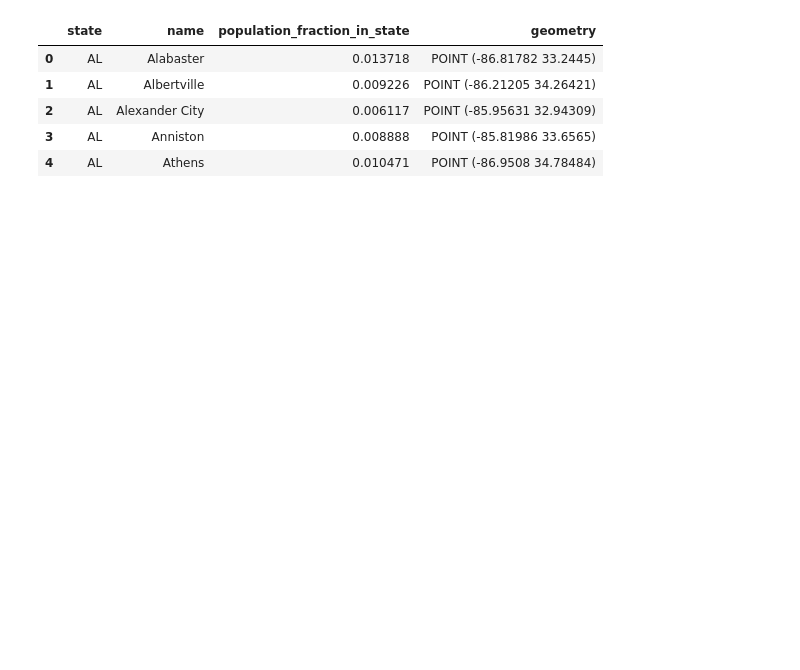
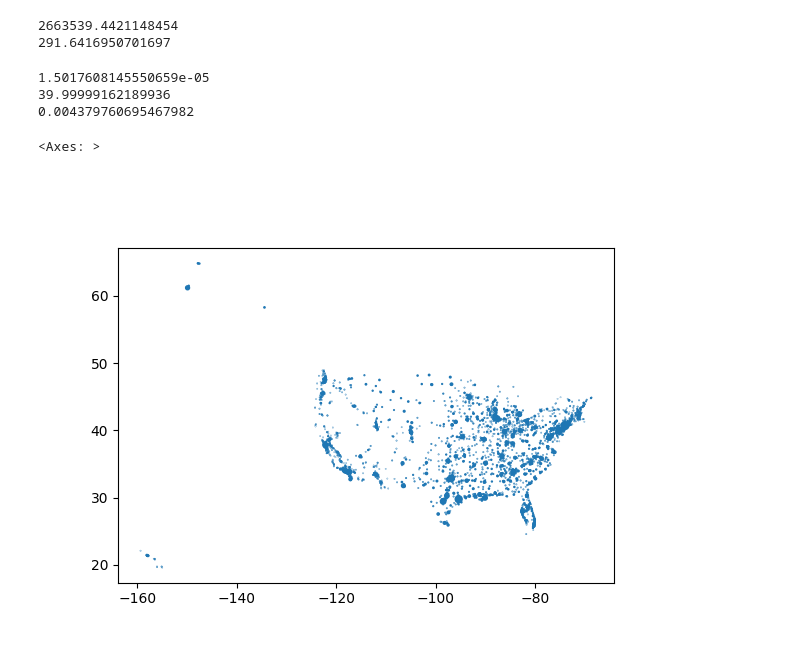
Before and after one commit to doublestopconsulting/energy_mix, a Jupyter notebook: src/eda/initial_mapping.ipynb, the cells around one changed output. Drawn from its saved outputs; the diff is of its cells as text; code cells hidden in the pictures; blank space fills up the shorter version.

```diff
--- a/src/eda/initial_mapping.ipynb
+++ b/src/eda/initial_mapping.ipynb
@@ -140,9 +51,0 @@ gdf_clean.rename(columns={'STATE_ABBR': 'state', 'NAME': 'name',
-# %%
-gdf_clean.head()
-# %% [output]
-|  | state | name | population_fraction_in_state | geometry |
-| 0 | AL | Alabaster | 0.013718 | POINT (-86.81782 33.2445) |
-| 1 | AL | Albertville | 0.009226 | POINT (-86.21205 34.26421) |
-| 2 | AL | Alexander City | 0.006117 | POINT (-85.95631 32.94309) |
-| 3 | AL | Anniston | 0.008888 | POINT (-85.81986 33.6565) |
-| 4 | AL | Athens | 0.010471 | POINT (-86.9508 34.78484) |
@@ -150,0 +52,37 @@ gdf_clean.to_file('../../data/derived/us_cities_population_fraction.geojson', dr
+# %%
+cities.Year = cities.Year.astype(int)
+# %%
+print(cities['energy_used'].max())
+print(cities['energy_used'].min())
+# %% [output]
+2663539.4421148454
+291.6416950701697
+# %%
+# Oh, I need to scale the marker size appropriately & pass as column.
+# what's a reasonable range of sizes? Let's try 0.1 - 20 initially & iterate
+# ...and I realize I have my math wrong
+
+e_min = 291
+e_max = 2663540.0
+marker_min = 0.1
+marker_max = 40.0
+
+scaling_factor = marker_max / e_max
+
+# scaling_factor = (marker_max * e_min)/(marker_min*e_max)
+print(scaling_factor)
+cities['marker_size'] = scaling_factor * cities['energy_used']
+print(cities['marker_size'].max())
+print(cities['marker_size'].min())
+# %% [output]
+1.5017608145550659e-05
+39.99999162189936
+0.004379760695467982
+# %%
+tmp = cities[cities.Year==2023]
+tmp.plot(markersize=tmp.marker_size)
+# looking promising, this approach works, though we'll need to tune it up
+# especially once we add in marker transparency (assuming I can figure that out)
+# %% [output]
+<Axes: >
+[figure, added]
```
Also changed, not shown: parts of 64 cells of this notebook, 4 other files.
